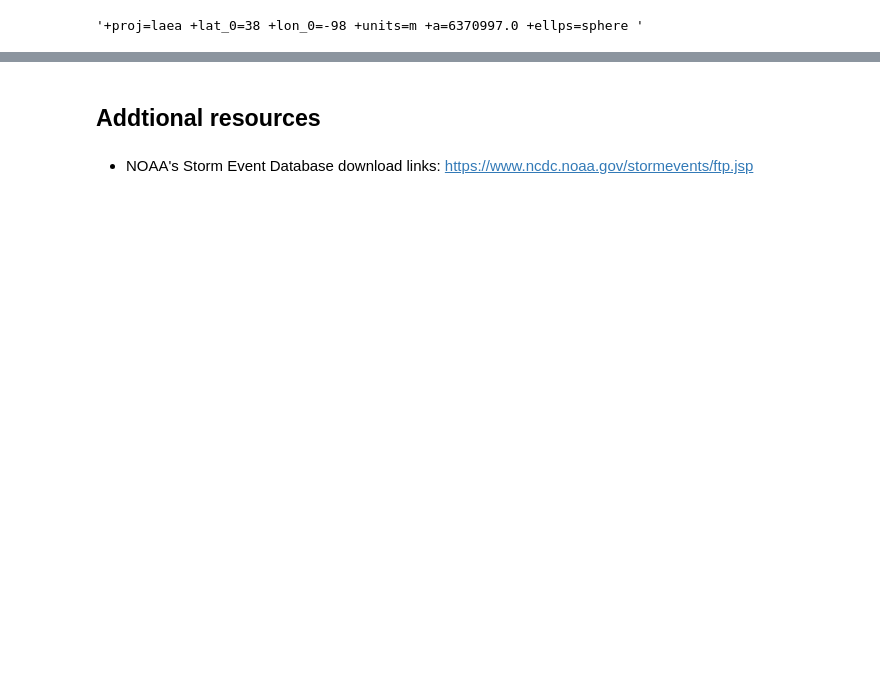
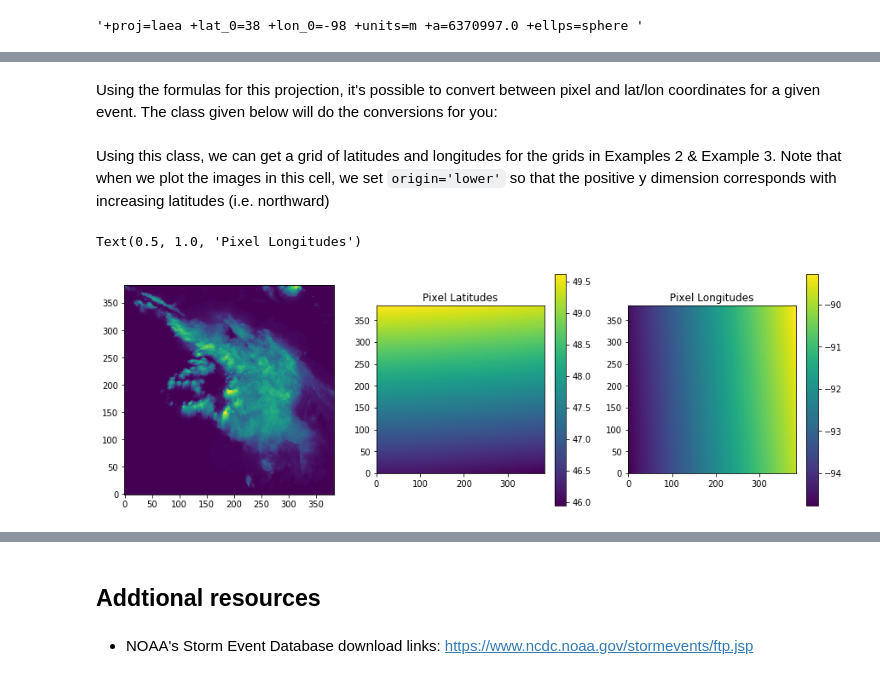
Before and after one commit to MIT-AI-Accelerator/eie-sevir, a Jupyter notebook: examples/SEVIR_Tutorial.ipynb, the cells around one changed output, grey strips where cells are left out. Drawn from its saved outputs; the diff is of its cells as text; code cells hidden in the pictures; blank space fills up the shorter version.

```diff
--- a/examples/SEVIR_Tutorial.ipynb
+++ b/examples/SEVIR_Tutorial.ipynb
@@ -235,12 +247,10 @@ To obtain aligned data for multiple sensors, the catalog must be used.  The code
 # %%
-import os
 import h5py # needs conda/pip install h5py
 import matplotlib.pyplot as plt
 import pandas as pd
-os.environ["HDF5_USE_FILE_LOCKING"]='FALSE'
 
 # Read catalog
-catalog = pd.read_csv('../CATALOG.csv',parse_dates=['time_utc'],low_memory=False)
+catalog = pd.read_csv(CATALOG_PATH,parse_dates=['time_utc'],low_memory=False)
 
 # Desired image types
 img_types = set(['vis','ir069','ir107','vil'])
@@ -248,8 +258,10 @@ img_types = set(['vis','ir069','ir107','vil'])
 # Group by event id, and filter to only events that have all desired img_types
 events = catalog.groupby('id').filter(lambda x: img_types.issubset(set(x['img_type']))).groupby('id')
 event_ids = list(events.groups.keys())
+print('Found %d events matching' % len(event_ids),img_types)
 
-# Grab a sample a view contents
+# Grab a sample event and view catalog entries
 sample_event = events.get_group( event_ids[-1])
+print('Sample Event:',event_ids[-1])
 sample_event
 # %% [output]
@@ -389,13 +436,0 @@ Using this, the latitude and longitude of each pixel of a patch can be computed:
-# %%
-def laea(x,y,inverse=False):
-    """
-    Converts x,y to/from projection coordinates
-    """
-    R=6370997.0
-
-
-def get_lat_lon_grid( event ):
-    """
-    Computes lat/lon grid for an event (row from the catalog)
-    """
-    lower_left_
@@ -407,0 +437,2 @@ ModuleNotFoundError: No module named 'mpl_toolkits.basemap'
+# %% [markdown]
+Using the formulas for this projection, it's possible to convert between pixel and lat/lon coordinates for a given event.  The class given below will do the conversions for you:
@@ -407,0 +494,19 @@ ModuleNotFoundError: No module named 'mpl_toolkits.basemap'
+# %% [markdown]
+Using this class, we can get a grid of latitudes and longitudes for the grids in Examples 2 & Example 3.  Note that when we plot the images in this cell, we set `origin='lower'` so that the positive y dimension corresponds with increasing latitudes (i.e. northward)
+# %%
+proj = LaeaProjection( sample_event[sample_event.img_type=='vil'].squeeze() )
+X,Y = np.meshgrid(np.arange(vil.shape[0]),np.arange(vil.shape[0]))
+lons,lats = proj.inverse(X,Y)
+
+# Plot with origin='lower' so up corresponds to north.
+fig,ax=plt.subplots(1,3,figsize=(15,5))
+ax[0].imshow(vil[:,:,20],origin='lower')
+la = ax[1].imshow(lats,origin='lower')
+fig.colorbar(la,ax=ax[1])
+ax[1].set_title('Pixel Latitudes')
+lo = ax[2].imshow(lons,origin='lower')
+fig.colorbar(lo,ax=ax[2])
+ax[2].set_title('Pixel Longitudes')
+# %% [output]
+Text(0.5, 1.0, 'Pixel Longitudes')
+[figure, added]
```
Also changed, not shown: parts of 26 cells of this notebook.
